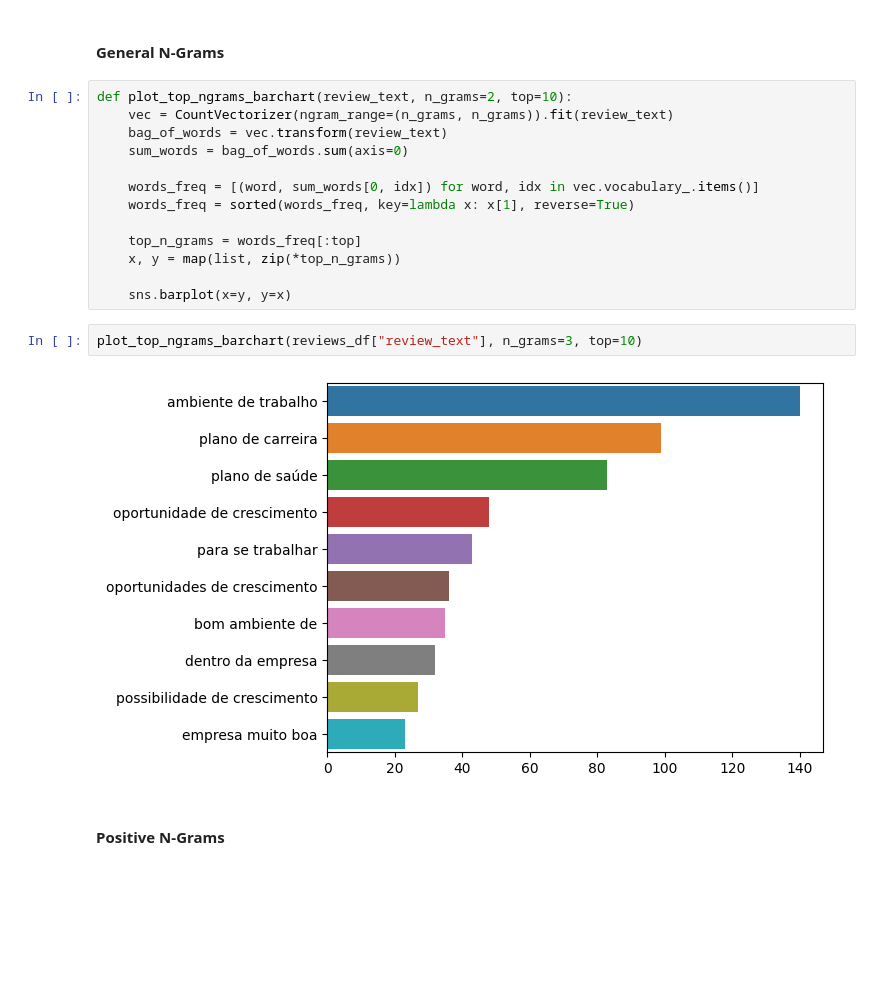
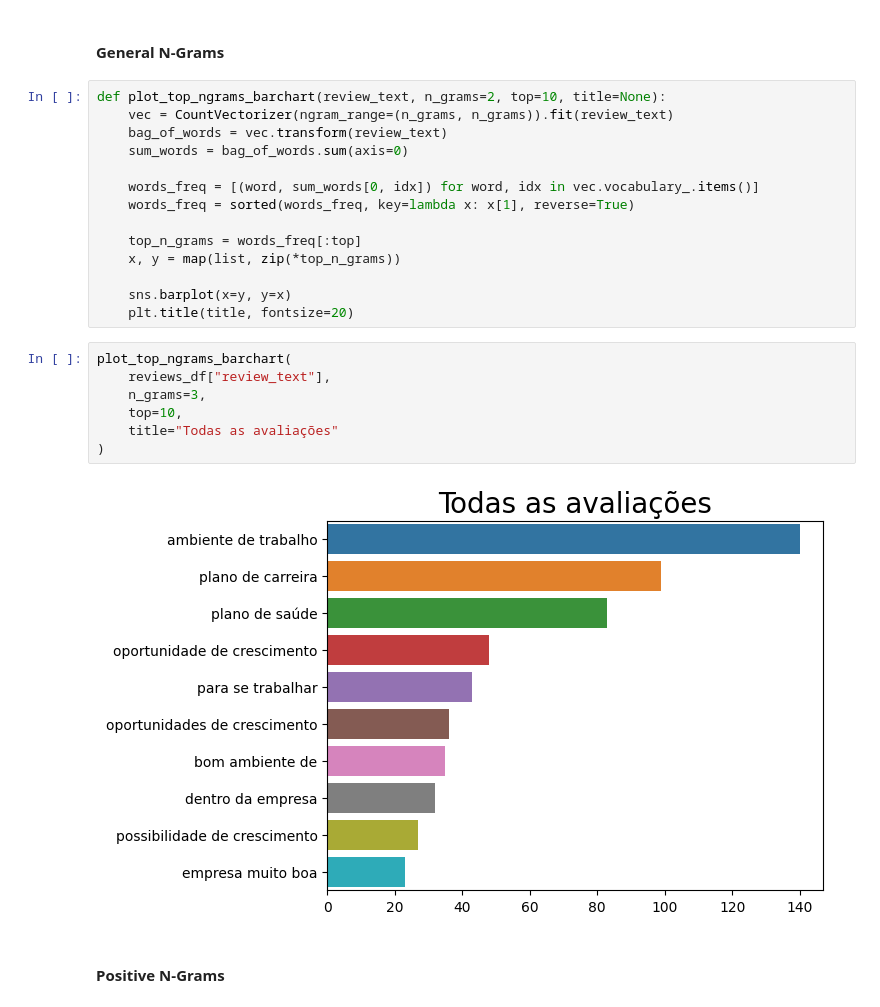
Before and after one commit to stevillis/glassdoor-reviews-analysis-nlp, a Jupyter notebook: data_analysis/data_analysis.ipynb, the cells around one changed output. Drawn from its saved outputs; the diff is of its cells as text; blank space fills up the shorter version.

Commit message:
refact: set title for ngrams and wordclouds

```diff
--- a/data_analysis/data_analysis.ipynb
+++ b/data_analysis/data_analysis.ipynb
@@ -323,7 +323,7 @@ plt.show()
 # %% [markdown]
 #### General N-Grams
 # %%
-def plot_top_ngrams_barchart(review_text, n_grams=2, top=10):
+def plot_top_ngrams_barchart(review_text, n_grams=2, top=10, title=None):
     vec = CountVectorizer(ngram_range=(n_grams, n_grams)).fit(review_text)
     bag_of_words = vec.transform(review_text)
     sum_words = bag_of_words.sum(axis=0)
@@ -335,10 +335,16 @@ def plot_top_ngrams_barchart(review_text, n_grams=2, top=10):
     x, y = map(list, zip(*top_n_grams))
 
     sns.barplot(x=y, y=x)
+    plt.title(title, fontsize=20)
 # %%
-plot_top_ngrams_barchart(reviews_df["review_text"], n_grams=3, top=10)
+plot_top_ngrams_barchart(
+    reviews_df["review_text"],
+    n_grams=3,
+    top=10,
+    title="Todas as avaliações"
+)
 # %% [output]
-[figure, old version]
+[figure, new version]
 # %% [markdown]
 #### Positive N-Grams
 # %%
```
Also changed, not shown: parts of 8 cells of this notebook.
